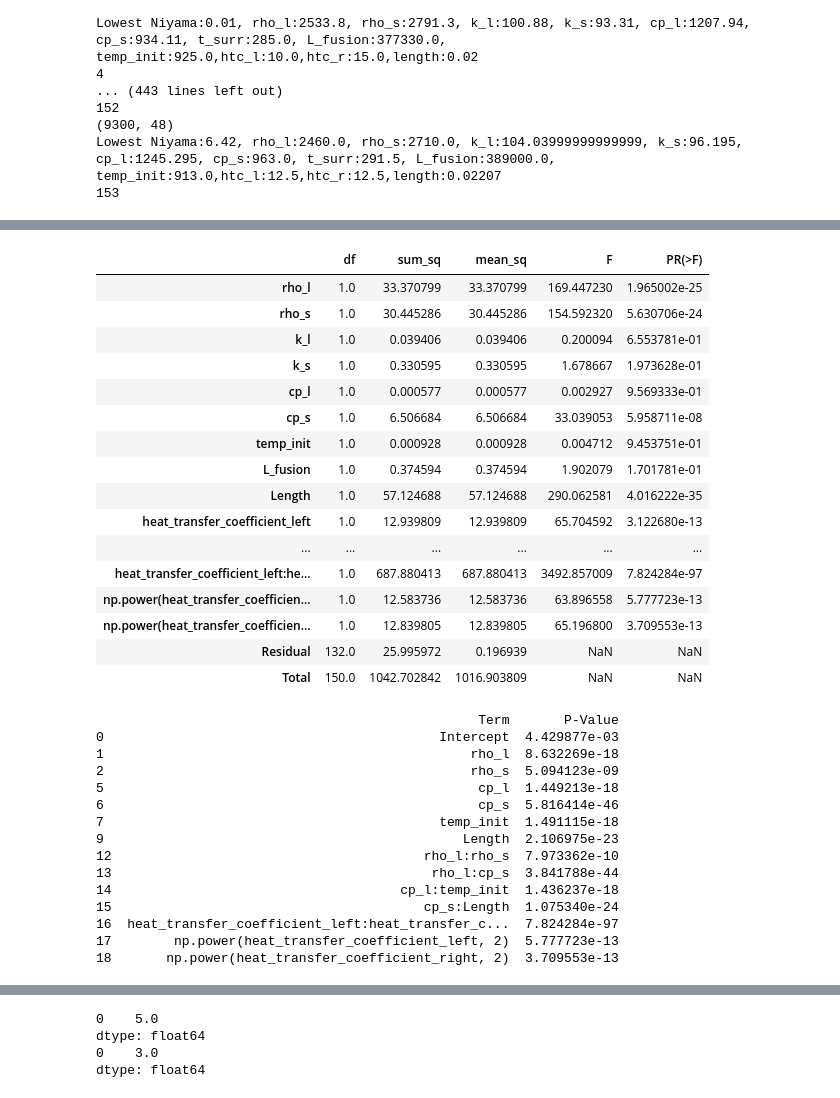
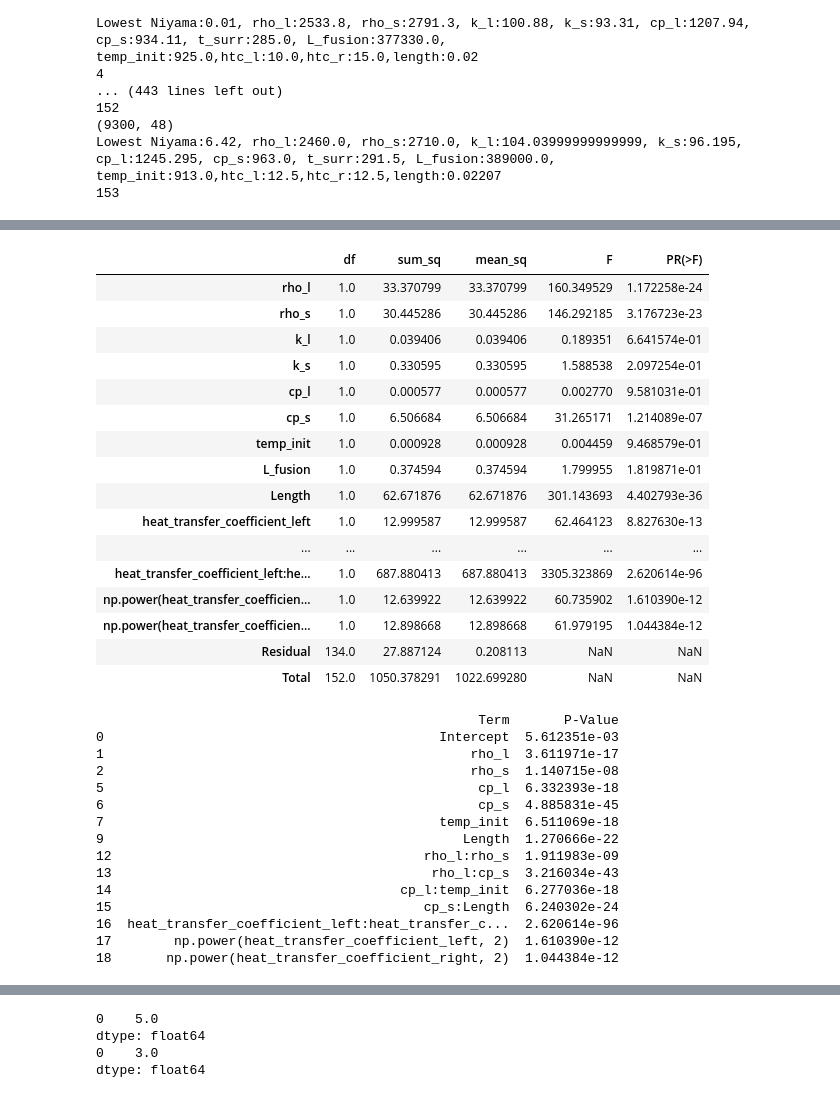
Before and after one commit to radhikrammohan/1D_HT_Pinn, a Jupyter notebook: Data-prep/DOE/1D_HT_DOEmtab.ipynb, the cells around one changed output, grey strips where cells are left out. Cells and saved outputs as stored; diff of their text form; code cells hidden in the pictures.

```diff
--- a/Data-prep/DOE/1D_HT_DOEmtab.ipynb
+++ b/Data-prep/DOE/1D_HT_DOEmtab.ipynb
@@ -419,37 +419,37 @@ plot1
 # %%
 formula12 = 'Lowest_Niyama ~ rho_l + rho_s + k_l +k_s  \
              + cp_l + cp_s +   temp_init + L_fusion + \
               Length +  heat_transfer_coefficient_left + heat_transfer_coefficient_right + \
             rho_l*rho_s +  rho_l*cp_s  +   \
              +  cp_l*temp_init +  \
             cp_s*Length    \
             + heat_transfer_coefficient_left*heat_transfer_coefficient_right + \
              np.power(heat_transfer_coefficient_left, 2) + \
                 np.power(heat_transfer_coefficient_right, 2) '
 
 
-model_axial2 = sm.OLS.from_formula(formula12, data=doe_axial.iloc[:-2]).fit()
+model_axial2 = sm.OLS.from_formula(formula12, data=doe_axial.iloc[:]).fit()
 
 mqr.anova.coeffs(model_axial2)
 mqr.anova.summary(model_axial2)
 # %% [output]
 |  | df | sum_sq | mean_sq | F | PR(>F) |
-| rho_l | 1.0 | 33.370799 | 33.370799 | 169.447230 | 1.965002e-25 |
-| rho_s | 1.0 | 30.445286 | 30.445286 | 154.592320 | 5.630706e-24 |
-| k_l | 1.0 | 0.039406 | 0.039406 | 0.200094 | 6.553781e-01 |
-| k_s | 1.0 | 0.330595 | 0.330595 | 1.678667 | 1.973628e-01 |
-| cp_l | 1.0 | 0.000577 | 0.000577 | 0.002927 | 9.569333e-01 |
-| cp_s | 1.0 | 6.506684 | 6.506684 | 33.039053 | 5.958711e-08 |
-| temp_init | 1.0 | 0.000928 | 0.000928 | 0.004712 | 9.453751e-01 |
-| L_fusion | 1.0 | 0.374594 | 0.374594 | 1.902079 | 1.701781e-01 |
-| Length | 1.0 | 57.124688 | 57.124688 | 290.062581 | 4.016222e-35 |
-| heat_transfer_coefficient_left | 1.0 | 12.939809 | 12.939809 | 65.704592 | 3.122680e-13 |
+| rho_l | 1.0 | 33.370799 | 33.370799 | 160.349529 | 1.172258e-24 |
+| rho_s | 1.0 | 30.445286 | 30.445286 | 146.292185 | 3.176723e-23 |
+| k_l | 1.0 | 0.039406 | 0.039406 | 0.189351 | 6.641574e-01 |
+| k_s | 1.0 | 0.330595 | 0.330595 | 1.588538 | 2.097254e-01 |
+| cp_l | 1.0 | 0.000577 | 0.000577 | 0.002770 | 9.581031e-01 |
+| cp_s | 1.0 | 6.506684 | 6.506684 | 31.265171 | 1.214089e-07 |
+| temp_init | 1.0 | 0.000928 | 0.000928 | 0.004459 | 9.468579e-01 |
+| L_fusion | 1.0 | 0.374594 | 0.374594 | 1.799955 | 1.819871e-01 |
+| Length | 1.0 | 62.671876 | 62.671876 | 301.143693 | 4.402793e-36 |
+| heat_transfer_coefficient_left | 1.0 | 12.999587 | 12.999587 | 62.464123 | 8.827630e-13 |
 | ... | ... | ... | ... | ... | ... |
-| heat_transfer_coefficient_left:he... | 1.0 | 687.880413 | 687.880413 | 3492.857009 | 7.824284e-97 |
-| np.power(heat_transfer_coefficien... | 1.0 | 12.583736 | 12.583736 | 63.896558 | 5.777723e-13 |
-| np.power(heat_transfer_coefficien... | 1.0 | 12.839805 | 12.839805 | 65.196800 | 3.709553e-13 |
-| Residual | 132.0 | 25.995972 | 0.196939 | NaN | NaN |
-| Total | 150.0 | 1042.702842 | 1016.903809 | NaN | NaN |
+| heat_transfer_coefficient_left:he... | 1.0 | 687.880413 | 687.880413 | 3305.323869 | 2.620614e-96 |
+| np.power(heat_transfer_coefficien... | 1.0 | 12.639922 | 12.639922 | 60.735902 | 1.610390e-12 |
+| np.power(heat_transfer_coefficien... | 1.0 | 12.898668 | 12.898668 | 61.979195 | 1.044384e-12 |
+| Residual | 134.0 | 27.887124 | 0.208113 | NaN | NaN |
+| Total | 152.0 | 1050.378291 | 1022.699280 | NaN | NaN |
 # %%
 # Extracting coefficients (terms) and their p-values
 terms = model_axial2.params.index
@@ -468,20 +468,20 @@ significant_terms = terms_pvalues_df.loc[terms_pvalues_df['P-Value'] <= p_value_
 print(significant_terms)
 # %% [output]
                                                  Term       P-Value
-0                                           Intercept  4.429877e-03
-1                                               rho_l  8.632269e-18
-2                                               rho_s  5.094123e-09
-5                                                cp_l  1.449213e-18
-6                                                cp_s  5.816414e-46
-7                                           temp_init  1.491115e-18
-9                                              Length  2.106975e-23
-12                                        rho_l:rho_s  7.973362e-10
-13                                         rho_l:cp_s  3.841788e-44
-14                                     cp_l:temp_init  1.436237e-18
-15                                        cp_s:Length  1.075340e-24
-16  heat_transfer_coefficient_left:heat_transfer_c...  7.824284e-97
-17        np.power(heat_transfer_coefficient_left, 2)  5.777723e-13
-18       np.power(heat_transfer_coefficient_right, 2)  3.709553e-13
+0                                           Intercept  5.612351e-03
+1                                               rho_l  3.611971e-17
+2                                               rho_s  1.140715e-08
+5                                                cp_l  6.332393e-18
+6                                                cp_s  4.885831e-45
+7                                           temp_init  6.511069e-18
+9                                              Length  1.270666e-22
+12                                        rho_l:rho_s  1.911983e-09
+13                                         rho_l:cp_s  3.216034e-43
+14                                     cp_l:temp_init  6.277036e-18
+15                                        cp_s:Length  6.240302e-24
+16  heat_transfer_coefficient_left:heat_transfer_c...  2.620614e-96
+17        np.power(heat_transfer_coefficient_left, 2)  1.610390e-12
+18       np.power(heat_transfer_coefficient_right, 2)  1.044384e-12
 # %%
 with Figure(5, 4, 2, 2) as (fig, ax):
     mqr.plot.regression.residuals(model_axial2, axs=ax)
```
Also changed, not shown: parts of 8 cells of this notebook, 3 other files.
